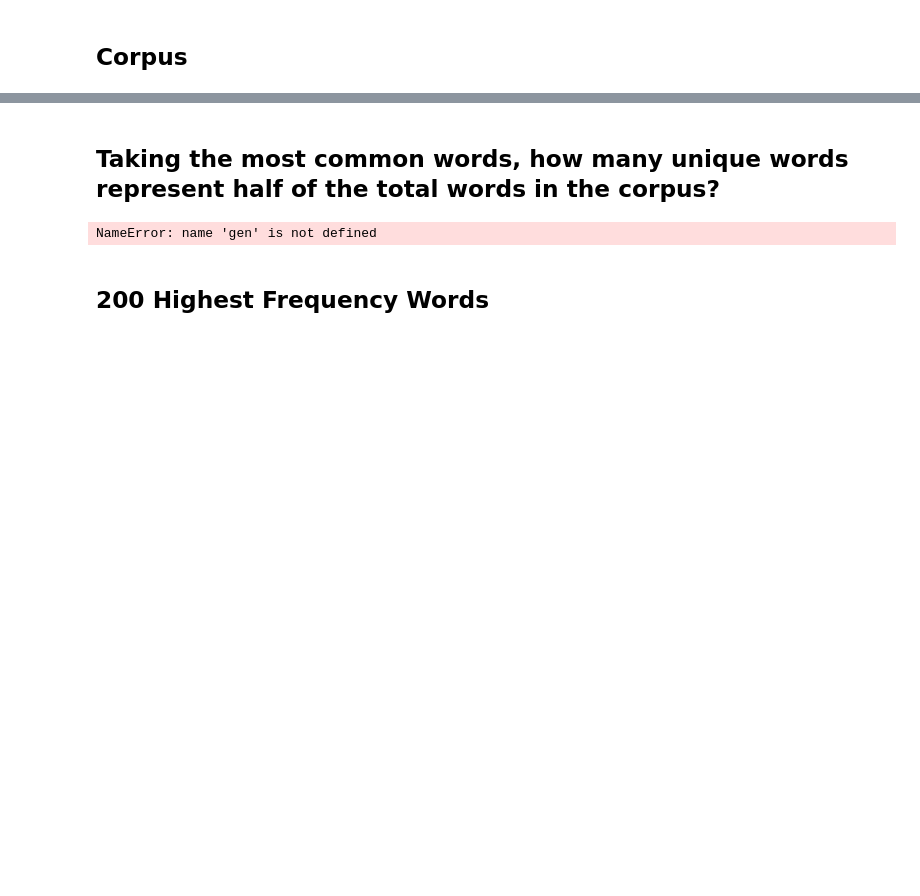
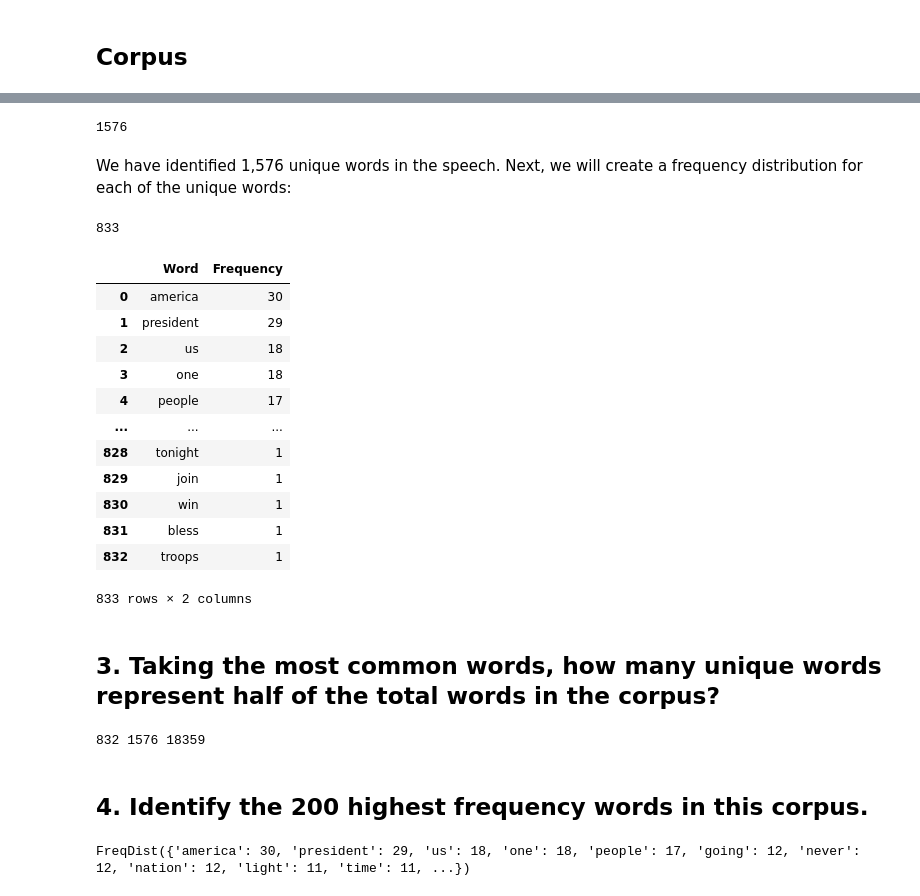
Before and after one commit to moham6839/Data_620_Web_Analytics, a Jupyter notebook: Week 8 Assignment/Week 8 Assignment - High Frequency Words_eddie.ipynb, the cells around one changed output, grey strips where cells are left out. Saved outputs shown, nothing was run; the diff lists cells and outputs as text; code cells hidden in the pictures; blank space fills up the shorter version.

```diff
--- a/Week 8 Assignment/Week 8 Assignment - High Frequency Words_eddie.ipynb
+++ b/Week 8 Assignment/Week 8 Assignment - High Frequency Words_eddie.ipynb
@@ -68,0 +79,6 @@ NameError: name 'gen_all' is not defined
+# %%
+len(speech_words)
+# %% [output]
+1576
+# %% [markdown]
+We have identified 1,576 unique words in the speech. Next, we will create a frequency distribution for each of the unique words:
@@ -69,20 +88,45 @@ NameError: name 'gen_all' is not defined
+# %%
+len(speech_word_freqs)
+# %% [output]
+833
+# %%
+speech_word_freq_df = pd.DataFrame(sorted(speech_word_freqs.items(), key=lambda x: x[1], reverse=True),
+                               columns=['Word', 'Frequency'])
+# %%
+speech_word_freq_df
+# %% [output]
+|  | Word | Frequency |
+| 0 | america | 30 |
+| 1 | president | 29 |
+| 2 | us | 18 |
+| 3 | one | 18 |
+| 4 | people | 17 |
+| ... | ... | ... |
+| 828 | tonight | 1 |
+| 829 | join | 1 |
+| 830 | win | 1 |
+| 831 | bless | 1 |
+| 832 | troops | 1 |
+833 rows × 2 columns
 # %% [markdown]
-## Taking the most common words, how many unique words represent half of the total words in the corpus?
+## 3. Taking the most common words, how many unique words represent half of the total words in the corpus?
-# %%
-fdist = nltk.FreqDist([word for word in gen]) #counts how many times each word occurs in text
-df = pd.DataFrame(fdist.most_common(len(gen_set)),columns=['word','counts'])  #create a dataframe of the top 2000 words
-
-words = 0
-distinct_count = 0
-for i in range(len(df)):
-    #print(df.iloc[i,0], df.iloc[i,1])
-    words += df.iloc[i, 1]
-    distinct_count = i
-    if words > total_words/2:
-        break
-
-print(i, words, total_words)
-# %% [output]
-NameError: name 'gen' is not defined
+# %%
+words = 0
+distinct_count = 0
+total_words = len(text)
+for i in range(len(speech_word_freq_df)):
+    #print(df.iloc[i,0], df.iloc[i,1])
+    words += speech_word_freq_df.iloc[i, 1]
+    distinct_count = i
+    if words > total_words/2:
+        break
+
+print(i, words, total_words)
+# %% [output]
+832 1576 18359
 # %% [markdown]
-## 200 Highest Frequency Words
+## 4. Identify the 200 highest frequency words in this corpus.
+# %%
+speech_word_freqs
+# %% [output]
+FreqDist({'america': 30, 'president': 29, 'us': 18, 'one': 18, 'people': 17, 'going': 12, 'never': 12, 'nation': 12, 'light': 11, 'time': 11, ...})
```
Also changed, not shown: parts of 28 cells of this notebook.
